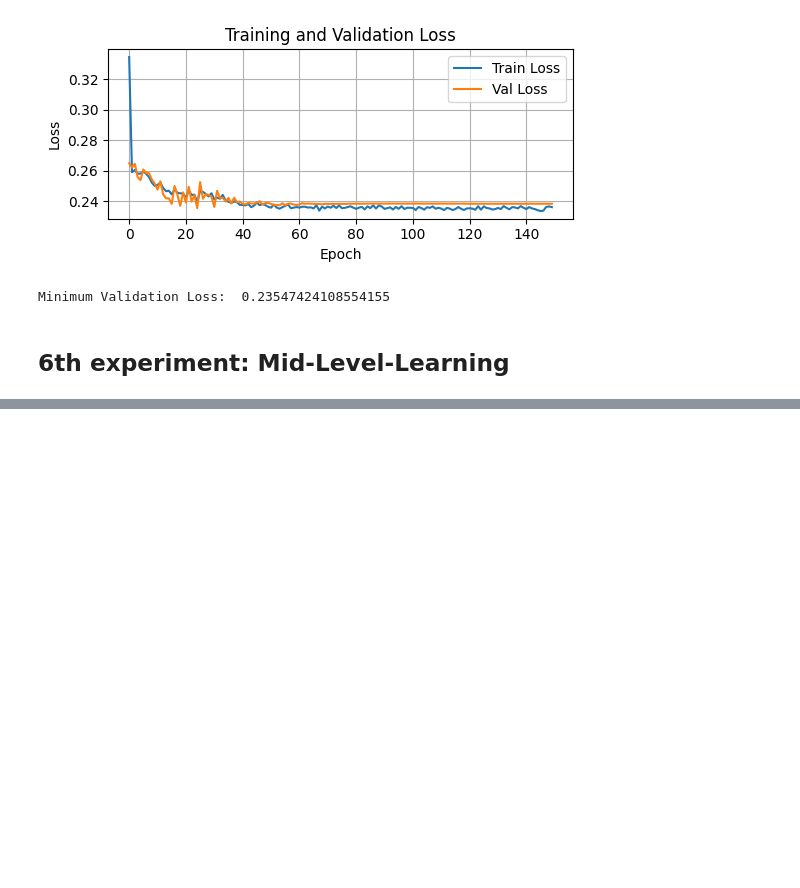
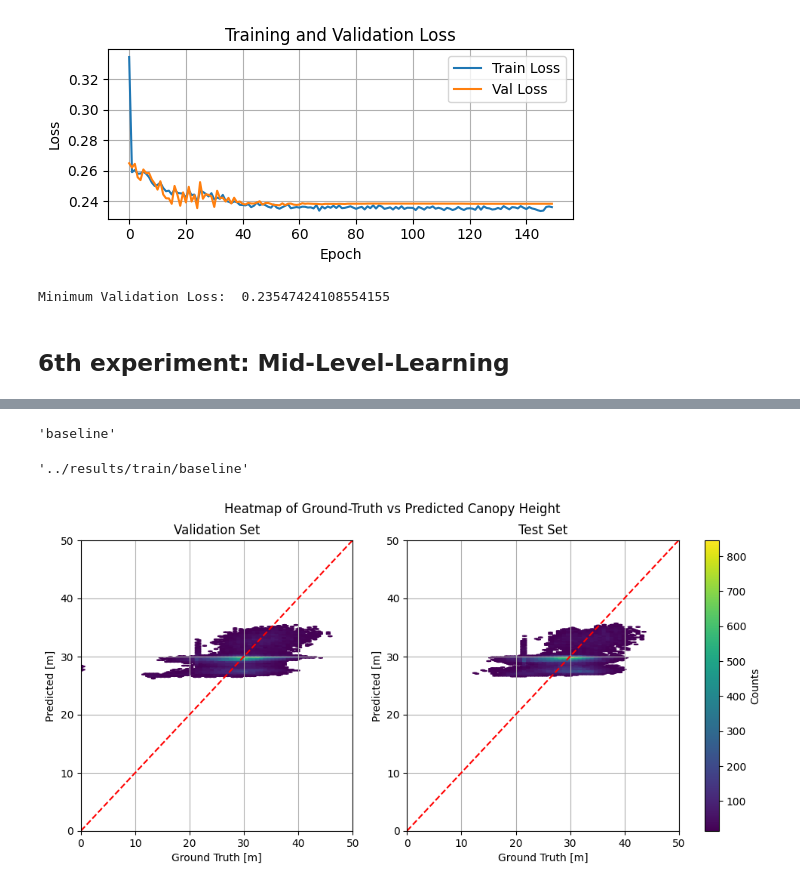
Before and after one commit to fizz-x/TreeHeads, a Jupyter notebook: src/run_main.ipynb, the cells around one changed output, grey strips where cells are left out. Cells and saved outputs as stored; diff of their text form; code cells hidden in the pictures; blank space fills up the shorter version.

Commit message:
results of training ex 1-6

```diff
--- a/src/run_main.ipynb
+++ b/src/run_main.ipynb
@@ -271,2 +277,2 @@ torch.Size([64, 3, 32, 32])
 # %%
-model, logs = md.train_model(model, train_loader, val_loader, cfg, md.global_config)
+#model, logs = md.train_model(model, train_loader, val_loader, cfg, md.global_config)
@@ -280,0 +300,15 @@ Minimum Validation Loss:  0.22883993050744456
+# %%
+cfg['exp']
+# %% [output]
+'baseline'
+# %%
+direc
+# %% [output]
+'../results/train/baseline'
+# %%
+direc = os.path.join("../results/train", cfg['exp'])
+preds_val, targets_val, preds_test, targets_test = md.load_np_stacks(cfg['exp'])
+# %%
+eval.plot_compact_heatmap_val_test(targets_val[:,0,:,:], preds_val[:,0,:,:], targets_test[:,0,:,:], preds_test[:,0,:,:], title="Heatmap of Ground-Truth vs Predicted Canopy Height\n")
+# %% [output]
+[figure, added]
```
Also changed, not shown: parts of 14 cells of this notebook, 28 other files.
